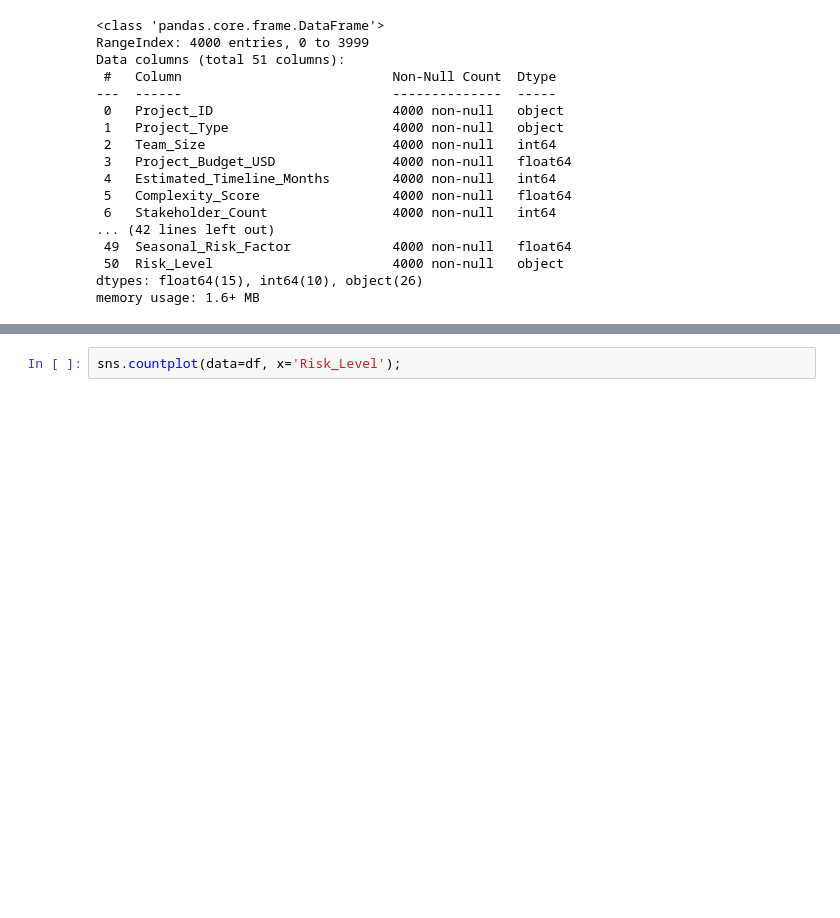
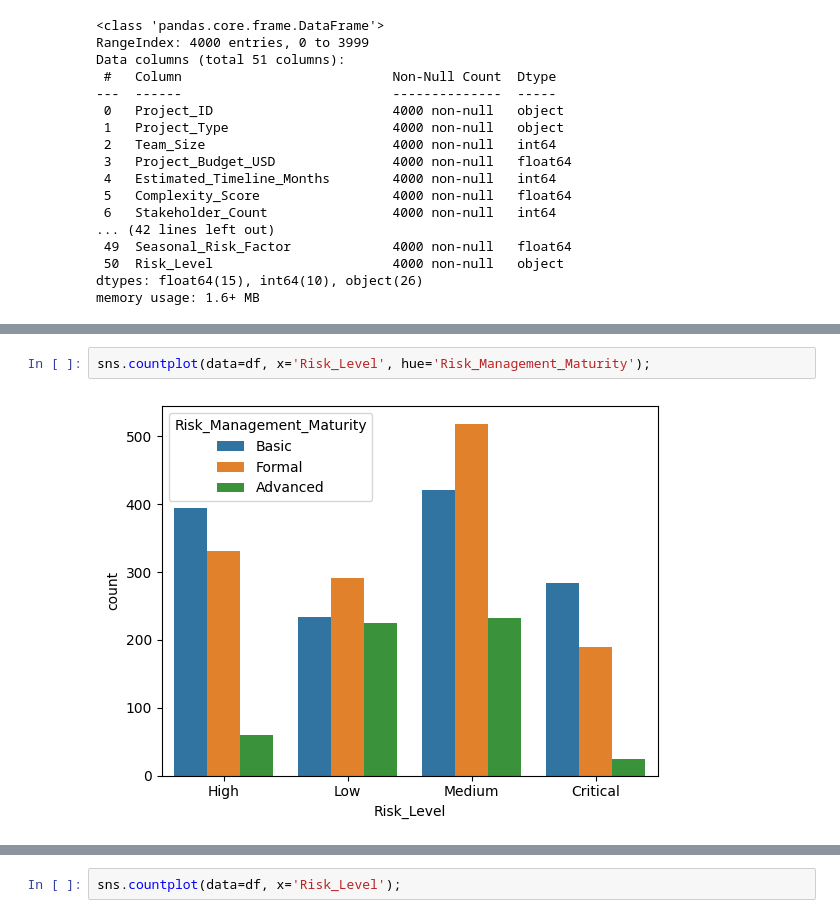
Before and after one commit to Danunesx/ml-project-risk, a Jupyter notebook: ml-project-risk.ipynb, the cells around one changed output, grey strips where cells are left out. Saved outputs shown, nothing was run; the diff lists cells and outputs as text; blank space fills up the shorter version.

```diff
--- a/ml-project-risk.ipynb
+++ b/ml-project-risk.ipynb
@@ -72,0 +157,4 @@ df.describe()
+# %%
+sns.countplot(data=df, x='Risk_Level', hue='Risk_Management_Maturity');
+# %% [output]
+[figure, added]
```
Also changed, not shown: parts of 48 cells of this notebook.
